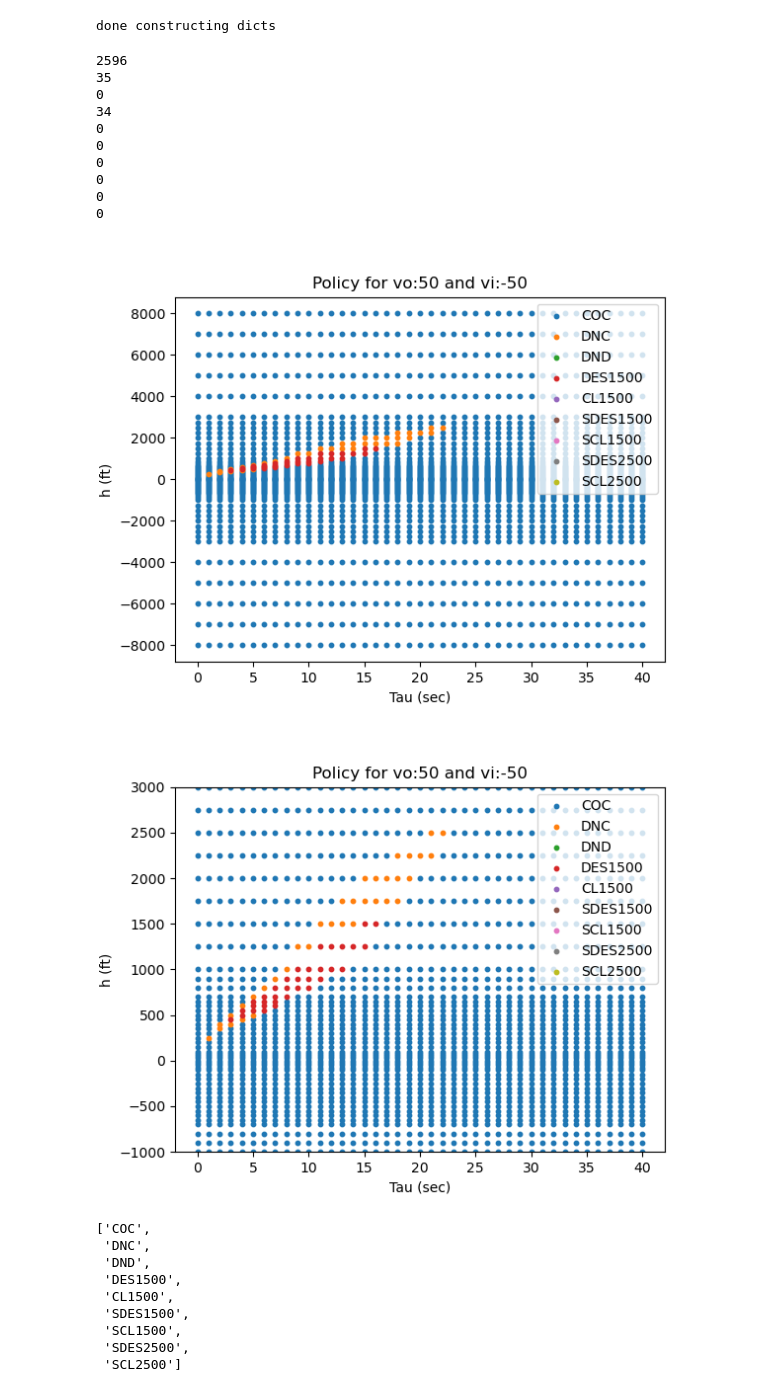
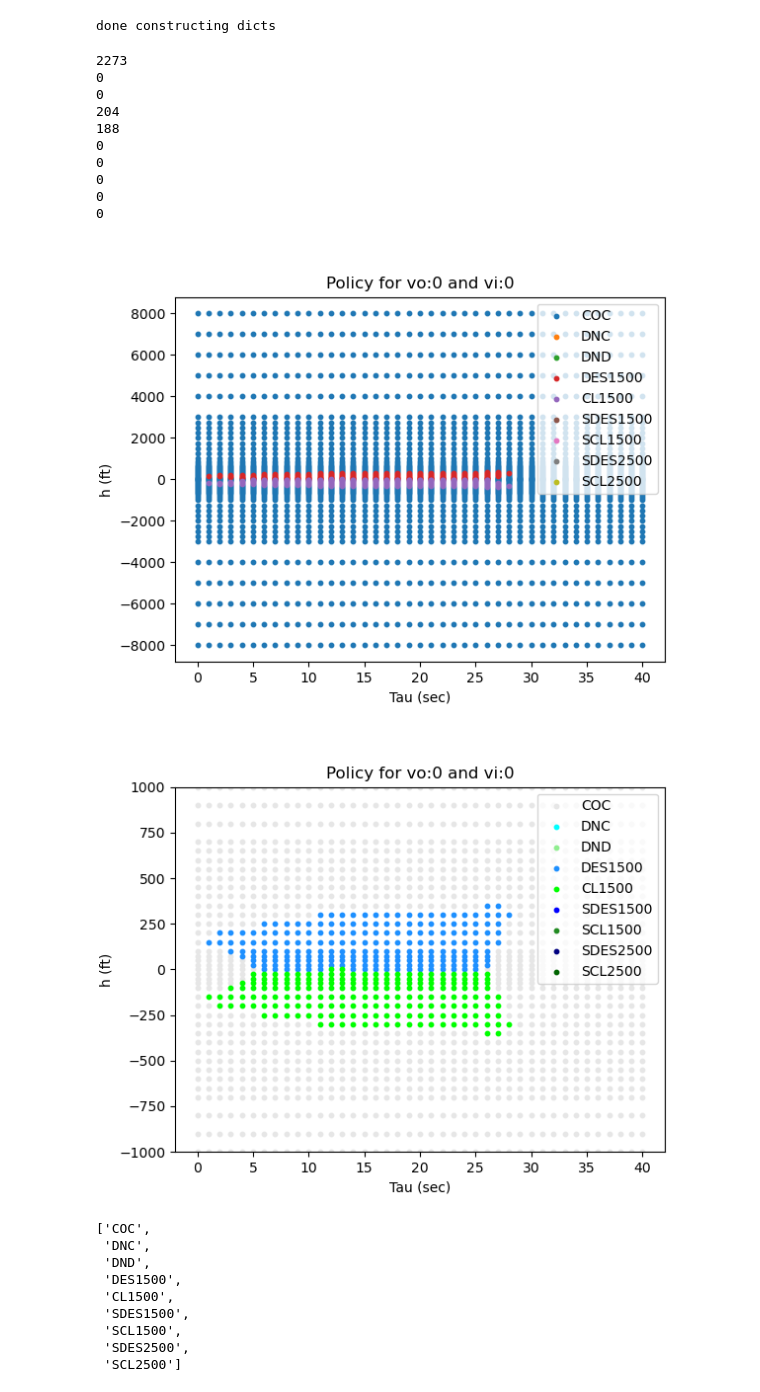
Before and after one commit to nskh/VerticalCAS, a Jupyter notebook: GenerateNetworks/policyviz.ipynb, the cells around one changed output. Drawn from its saved outputs; the diff is of its cells as text; code cells hidden in the pictures.

```diff
--- a/GenerateNetworks/policyviz.ipynb
+++ b/GenerateNetworks/policyviz.ipynb
@@ -315,8 +315,8 @@ np.where((x_vals == n).all(axis=1))
 # %% [output]
 (array([3875687]),)
 # %%
-vo = 50
-vi = -50
+vo = 0
+vi = -0
 n = normalize_point(np.array([0, vo, vi, 0]))
 von = n[1]
 vin = n[2]
@@ -354,12 +372,12 @@ colors
 xs = {0: [], 1: [], 2: [], 3: [], 4: [], 5: [], 6: [], 7: [], 8: [], 9: []}
 ys = {0: [], 1: [], 2: [], 3: [], 4: [], 5: [], 6: [], 7: [], 8: [], 9: []}
 
+twodimy = y_vals[np.logical_and(x_vals[:, 1] == von, x_vals[:, 2] == vin)]
 for i, row in enumerate(twodimx):
     if i % 266 == 0:
         print(f"at step {i}\r", end="")
     real_coords = denormalize_point(row)
-    row_idx = np.where((x_vals == row).all(axis=1))[0][0]
-    y_row = y_vals[row_idx]
+    y_row = twodimy[i]
     advisory_idx = np.argmax(y_row)
     color = colors[advisory_idx]
     scatter_x = real_coords[3] # tau
@@ -373,16 +391,16 @@ done constructing dicts
 for i in range(10):
     print(len(xs[i]))
 # %% [output]
-2596
-35
+2273
 0
-34
+0
+204
+188
 0
 0
 0
 0
 0
-0
 # %%
 plt.figure()
 plt.tight_layout()
@@ -393,25 +411,25 @@ plt.legend(action_names)
 plt.xlabel("Tau (sec)")
 plt.ylabel("h (ft)")
 plt.title(f"Policy for vo:{vo} and vi:{vi}")
-plt.savefig(f"viz_policy_vo{vo}_vi{vi}.pdf")
+plt.savefig(f"mdp_viz_policy_vo{vo}_vi{vi}.pdf")
 plt.show()
 # %% [output]
-[figure, old version]
+[figure, new version]
 # %%
 plt.figure()
 plt.tight_layout()
 for i in range(len(colors)):
-    # plt.scatter(xs[i], ys[i], s = 10, c = [colors[i]])
-    plt.scatter(xs[i], ys[i], s = 10)
+    plt.scatter(xs[i], ys[i], s = 10, c = [colors[i]])
+    # plt.scatter(xs[i], ys[i], s = 10)
 plt.legend(action_names)
 plt.xlabel("Tau (sec)")
 plt.ylabel("h (ft)")
 plt.title(f"Policy for vo:{vo} and vi:{vi}")
-plt.ylim([-1000, 3000])
-plt.savefig(f"viz_policy_vo{vo}_vi{vi}_zoomed.pdf")
+plt.ylim([-1000, 1000])
+plt.savefig(f"mdp_viz_policy_vo{vo}_vi{vi}_zoomed.pdf")
 plt.show()
 # %% [output]
-[figure, old version]
+[figure, new version]
 # %%
 action_names
 # %% [output]
```
Also changed, not shown: parts of 5 cells of this notebook.
